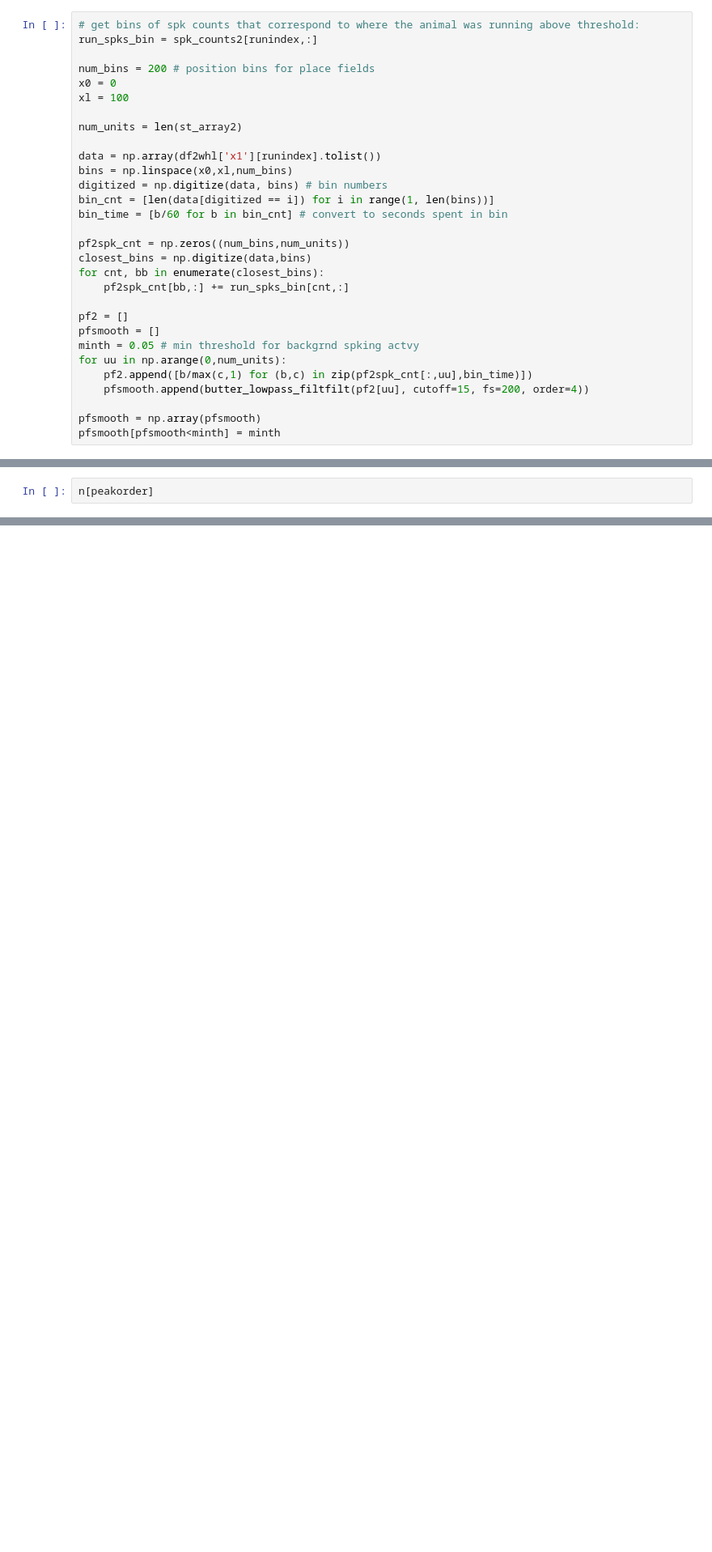
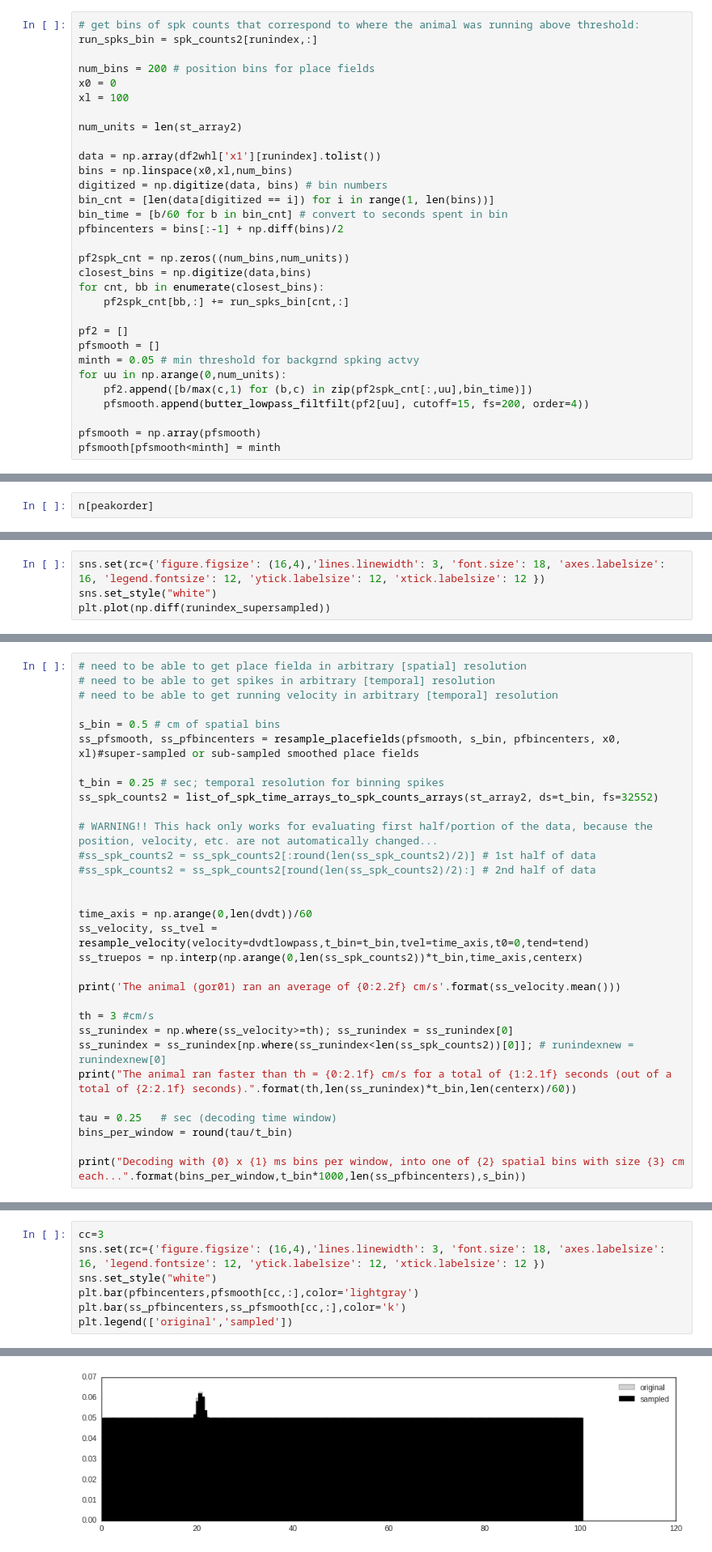
Before and after one commit to eackermann/hc-3, a Jupyter notebook: [2] place field visualization.ipynb, the cells around one changed output, grey strips where cells are left out. Shown at 81% size. Drawn from its saved outputs; the diff is of its cells as text; blank space fills up the shorter version.

```diff
--- a/[2] place field visualization.ipynb
+++ b/[2] place field visualization.ipynb
@@ -306,6 +325,7 @@ bins = np.linspace(x0,xl,num_bins)
 digitized = np.digitize(data, bins) # bin numbers
 bin_cnt = [len(data[digitized == i]) for i in range(1, len(bins))]
 bin_time = [b/60 for b in bin_cnt] # convert to seconds spent in bin
+pfbincenters = bins[:-1] + np.diff(bins)/2
 
 pf2spk_cnt = np.zeros((num_bins,num_units))
 closest_bins = np.digitize(data,bins)
@@ -533,3 +537,7 @@ plt.plot(np.diff(runindex_supersampled))
+# %%
+sns.set(rc={'figure.figsize': (16,4),'lines.linewidth': 3, 'font.size': 18, 'axes.labelsize': 16, 'legend.fontsize': 12, 'ytick.labelsize': 12, 'xtick.labelsize': 12 })
+sns.set_style("white")
+plt.plot(np.diff(runindex_supersampled))
 # %%
 nums = runindex_supersampled
 run_ends = np.where(np.diff(nums)-1)[0] + 1
@@ -567,0 +594,31 @@ len(runindex_supersampled)
+# %%
+# need to be able to get place fielda in arbitrary [spatial] resolution
+# need to be able to get spikes in arbitrary [temporal] resolution
+# need to be able to get running velocity in arbitrary [temporal] resolution
+
+s_bin = 0.5 # cm of spatial bins
+ss_pfsmooth, ss_pfbincenters = resample_placefields(pfsmooth, s_bin, pfbincenters, x0, xl)#super-sampled or sub-sampled smoothed place fields
+
+t_bin = 0.25 # sec; temporal resolution for binning spikes
+ss_spk_counts2 = list_of_spk_time_arrays_to_spk_counts_arrays(st_array2, ds=t_bin, fs=32552)
+
+# WARNING!! This hack only works for evaluating first half/portion of the data, because the position, velocity, etc. are not automatically changed...
+#ss_spk_counts2 = ss_spk_counts2[:round(len(ss_spk_counts2)/2)] # 1st half of data
+#ss_spk_counts2 = ss_spk_counts2[round(len(ss_spk_counts2)/2):] # 2nd half of data
+
+
+time_axis = np.arange(0,len(dvdt))/60
+ss_velocity, ss_tvel = resample_velocity(velocity=dvdtlowpass,t_bin=t_bin,tvel=time_axis,t0=0,tend=tend)
+ss_truepos = np.interp(np.arange(0,len(ss_spk_counts2))*t_bin,time_axis,centerx)
+
+print('The animal (gor01) ran an average of {0:2.2f} cm/s'.format(ss_velocity.mean()))
+
+th = 3 #cm/s
+ss_runindex = np.where(ss_velocity>=th); ss_runindex = ss_runindex[0]
+ss_runindex = ss_runindex[np.where(ss_runindex<len(ss_spk_counts2))[0]]; # runindexnew = runindexnew[0]
+print("The animal ran faster than th = {0:2.1f} cm/s for a total of {1:2.1f} seconds (out of a total of {2:2.1f} seconds).".format(th,len(ss_runindex)*t_bin,len(centerx)/60))
+
+tau = 0.25   # sec (decoding time window)
+bins_per_window = round(tau/t_bin)
+
+print("Decoding with {0} x {1} ms bins per window, into one of {2} spatial bins with size {3} cm each...".format(bins_per_window,t_bin*1000,len(ss_pfbincenters),s_bin))
@@ -567,0 +630,8 @@ len(runindex_supersampled)
+# %%
+cc=3
+sns.set(rc={'figure.figsize': (16,4),'lines.linewidth': 3, 'font.size': 18, 'axes.labelsize': 16, 'legend.fontsize': 12, 'ytick.labelsize': 12, 'xtick.labelsize': 12 })
+sns.set_style("white")
+plt.bar(pfbincenters,pfsmooth[cc,:],color='lightgray')
+plt.bar(ss_pfbincenters,ss_pfsmooth[cc,:],color='k')
+plt.legend(['original','sampled'])
+# %% [output]
@@ -567,0 +639 @@ len(runindex_supersampled)
+[figure, added]
```
Also changed, not shown: parts of 36 cells of this notebook, 3 other files.
